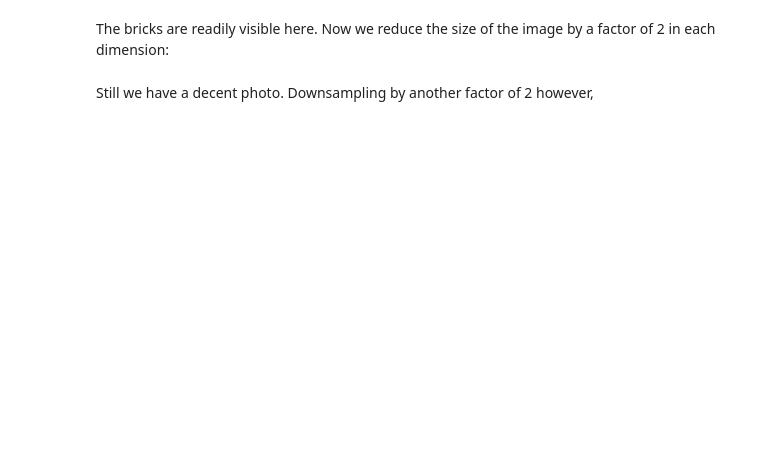
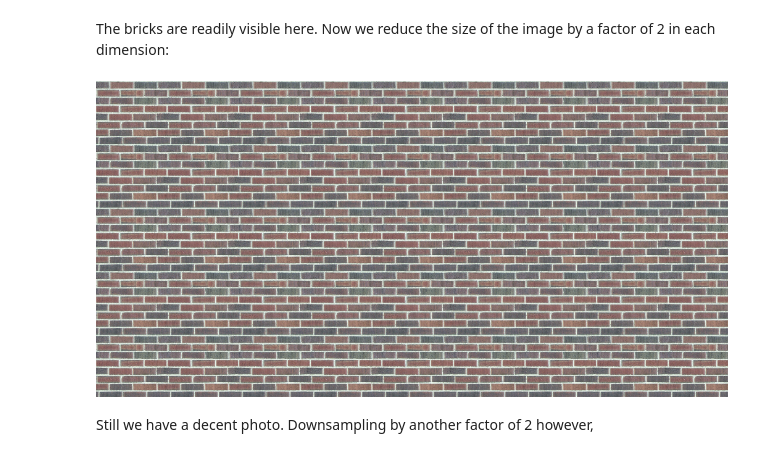
Before and after one commit to LCAV/SignalsOfTheDay, a Jupyter notebook: MOIRE/Untitled0.ipynb, the cells around one changed output. Cells and saved outputs as stored; diff of their text form; code cells hidden in the pictures; blank space fills up the shorter version.

```diff
--- a/MOIRE/Untitled0.ipynb
+++ b/MOIRE/Untitled0.ipynb
@@ -24,7 +52,9 @@ im.show();
 The bricks are readily visible here. Now we reduce the size of the image by a factor of 2 in each dimension:
 # %%
 im2=im.resize((im.size[0]/2,im.size[1]/2));
-im2.show();
+im2
+# %% [output]
+[figure, added]
 # %% [markdown]
 Still we have a decent photo. Downsampling by another factor of 2 however,
 # %%
```
Also changed, not shown: parts of 15 cells of this notebook.
